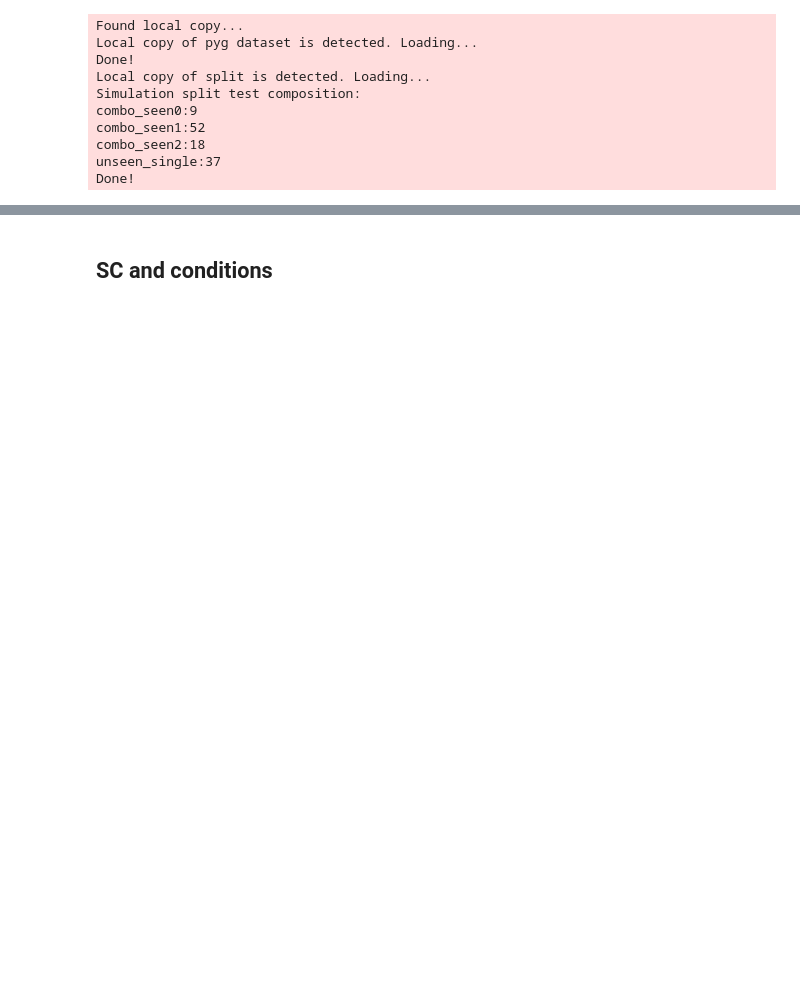
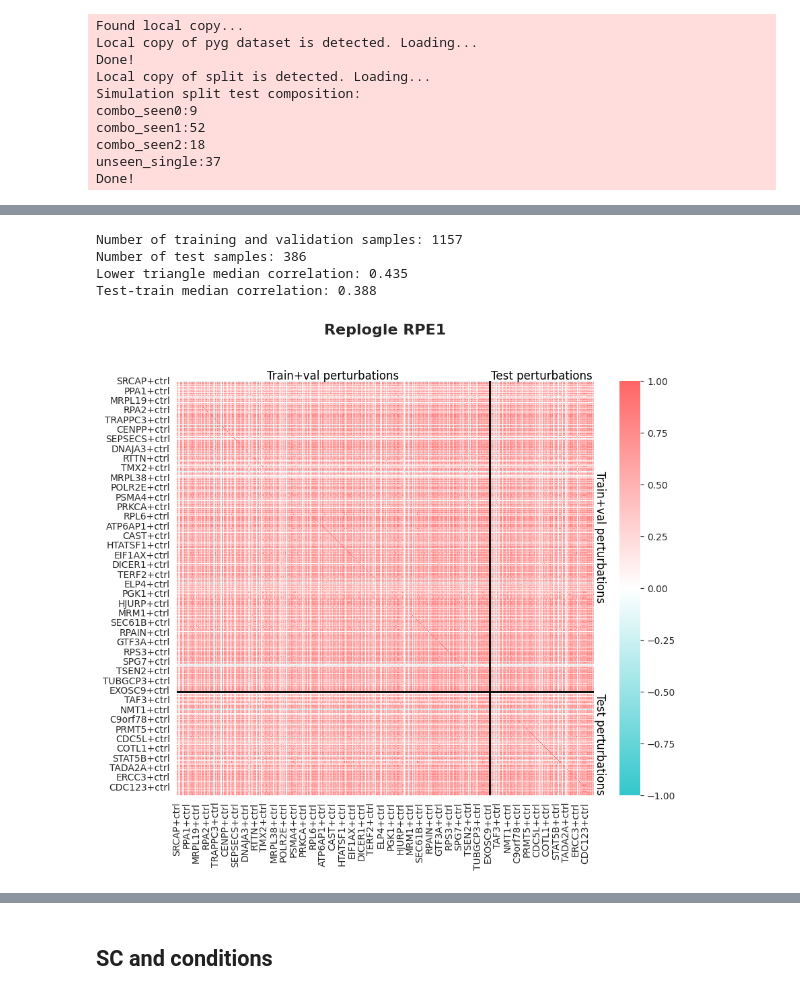
Before and after one commit to turbine-ai/PerturbSeqPredBenchmark, a Jupyter notebook: notebooks/data_analysis.ipynb, the cells around one changed output, grey strips where cells are left out. Saved outputs shown, nothing was run; the diff lists cells and outputs as text; code cells hidden in the pictures; blank space fills up the shorter version.

```diff
--- a/notebooks/data_analysis.ipynb
+++ b/notebooks/data_analysis.ipynb
@@ -173,0 +181,8 @@ Test-train median correlation: 0.123
+# %%
+pert_data_replogle_rpe1 = PertData("../data")
+pert_data_replogle_rpe1.load(data_path="../data/replogle_rpe1_essential")
+pert_data_replogle_rpe1.prepare_split(split="simulation", seed=1)
+
+bulk_replogle_rpe1_train_val, bulk_replogle_rpe1_test = bulk_data(
+    pert_data=pert_data_replogle_rpe1,
+)
@@ -173,0 +199,8 @@ Test-train median correlation: 0.123
+# %%
+plot_heatmap(bulk_replogle_rpe1_train_val, bulk_replogle_rpe1_test, "Replogle RPE1", top_align=7, title_align=1.1)
+# %% [output]
+Number of training and validation samples: 1157
+Number of test samples: 386
+Lower triangle median correlation: 0.435
+Test-train median correlation: 0.388
+[figure, added]
```
Also changed, not shown: parts of 24 cells of this notebook, 2 other files.
